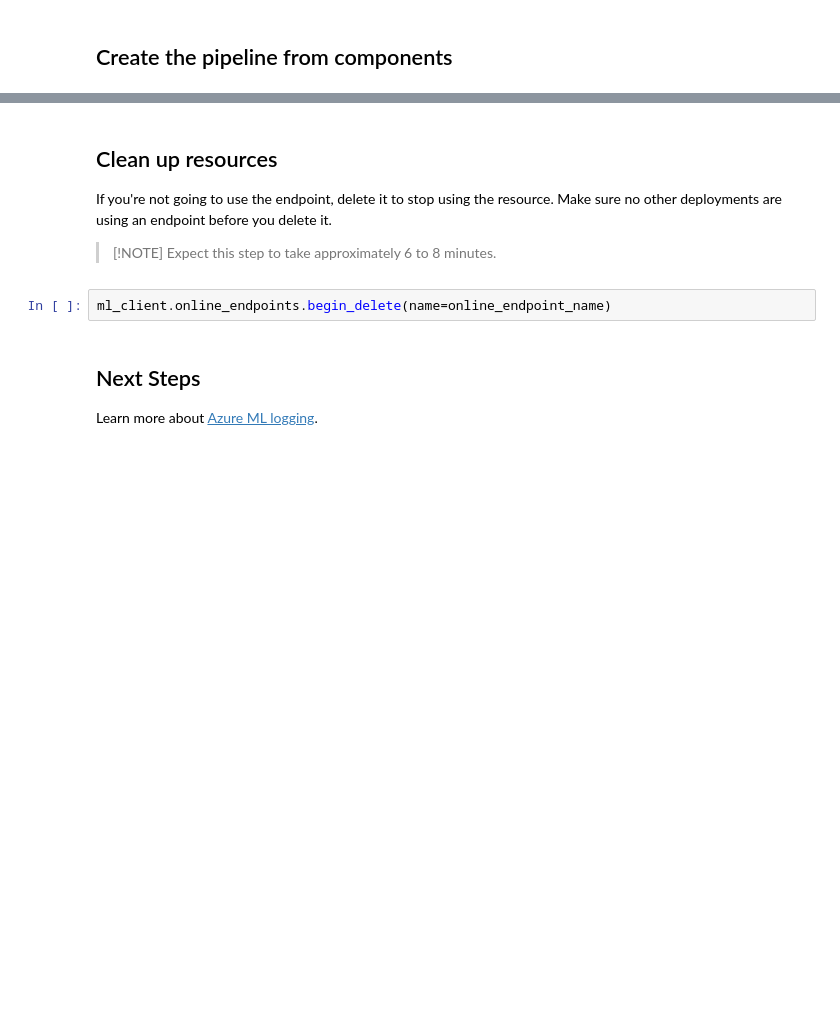
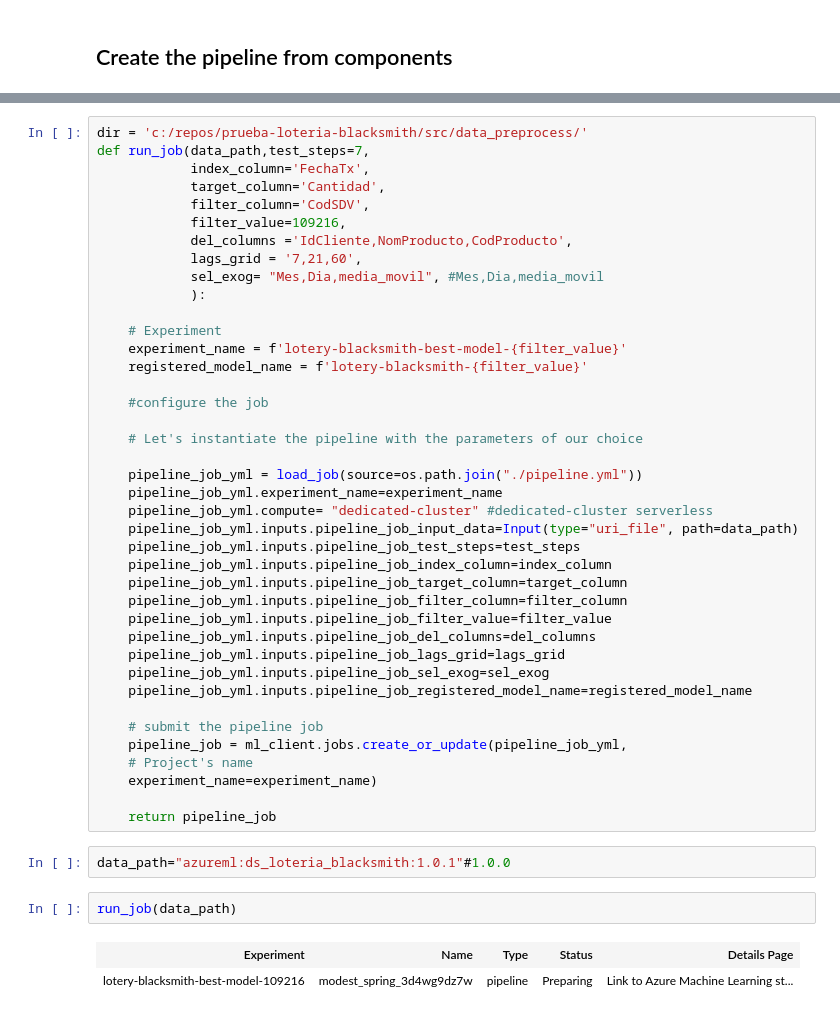
Before and after one commit to AndresR2909/prueba-loteria-blacksmith, a Jupyter notebook: src/e2e-ml-workflow.ipynb, the cells around one changed output, grey strips where cells are left out. Cells and saved outputs as stored; diff of their text form; blank space fills up the shorter version.

```diff
--- a/src/e2e-ml-workflow.ipynb
+++ b/src/e2e-ml-workflow.ipynb
@@ -374,14 +186,47 @@ ml_client.online_endpoints.invoke(
-# %% [markdown]
-## Clean up resources
-
-If you're not going to use the endpoint, delete it to stop using the resource.  Make sure no other deployments are using an endpoint before you delete it.
-
-
-> [!NOTE]
-> Expect this step to take approximately 6 to 8 minutes.
-# %%
-ml_client.online_endpoints.begin_delete(name=online_endpoint_name)
-# %% [markdown]
-## Next Steps
-
-Learn more about [Azure ML logging](https://github.com/Azure/azureml-examples/blob/sdk-preview/notebooks/mlflow/mlflow-v1-comparison.ipynb).
+# %%
+dir = 'c:/repos/prueba-loteria-blacksmith/src/data_preprocess/'
+def run_job(data_path,test_steps=7,
+            index_column='FechaTx',
+            target_column='Cantidad',
+            filter_column='CodSDV',
+            filter_value=109216,
+            del_columns ='IdCliente,NomProducto,CodProducto',
+            lags_grid = '7,21,60',
+            sel_exog= "Mes,Dia,media_movil", #Mes,Dia,media_movil
+            ):
+
+    # Experiment
+    experiment_name = f'lotery-blacksmith-best-model-{filter_value}'
+    registered_model_name = f'lotery-blacksmith-{filter_value}'
+
+    #configure the job
+
+    # Let's instantiate the pipeline with the parameters of our choice
+
+    pipeline_job_yml = load_job(source=os.path.join("./pipeline.yml"))
+    pipeline_job_yml.experiment_name=experiment_name
+    pipeline_job_yml.compute= "dedicated-cluster" #dedicated-cluster serverless
+    pipeline_job_yml.inputs.pipeline_job_input_data=Input(type="uri_file", path=data_path)
+    pipeline_job_yml.inputs.pipeline_job_test_steps=test_steps
+    pipeline_job_yml.inputs.pipeline_job_index_column=index_column
+    pipeline_job_yml.inputs.pipeline_job_target_column=target_column
+    pipeline_job_yml.inputs.pipeline_job_filter_column=filter_column
+    pipeline_job_yml.inputs.pipeline_job_filter_value=filter_value
+    pipeline_job_yml.inputs.pipeline_job_del_columns=del_columns
+    pipeline_job_yml.inputs.pipeline_job_lags_grid=lags_grid
+    pipeline_job_yml.inputs.pipeline_job_sel_exog=sel_exog
+    pipeline_job_yml.inputs.pipeline_job_registered_model_name=registered_model_name
+
+    # submit the pipeline job
+    pipeline_job = ml_client.jobs.create_or_update(pipeline_job_yml,
+    # Project's name
+    experiment_name=experiment_name)
+
+    return pipeline_job
+# %%
+data_path="azureml:ds_loteria_blacksmith:1.0.1"#1.0.0
+# %%
+run_job(data_path)
+# %% [output]
+| Experiment | Name | Type | Status | Details Page |
+| lotery-blacksmith-best-model-109216 | modest_spring_3d4wg9dz7w | pipeline | Preparing | Link to Azure Machine Learning st... |
```
Also changed, not shown: parts of 36 cells of this notebook, 18 other files.
